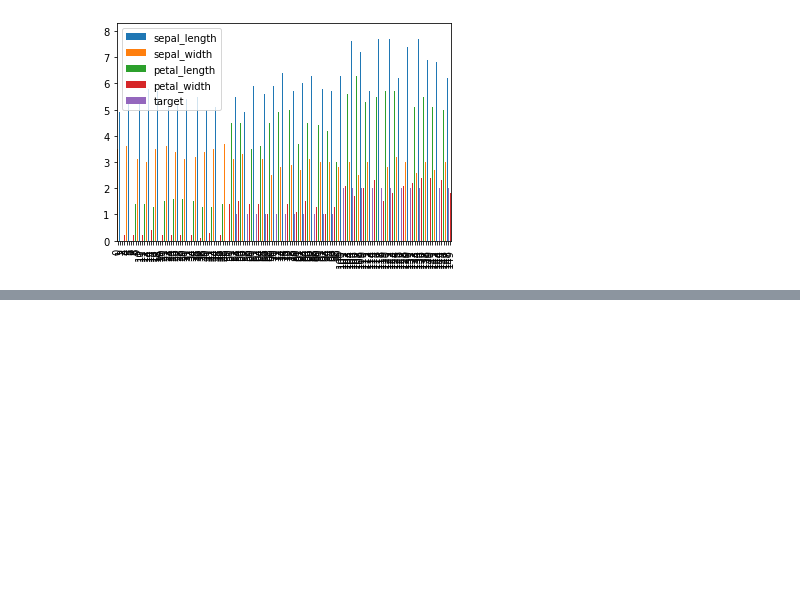
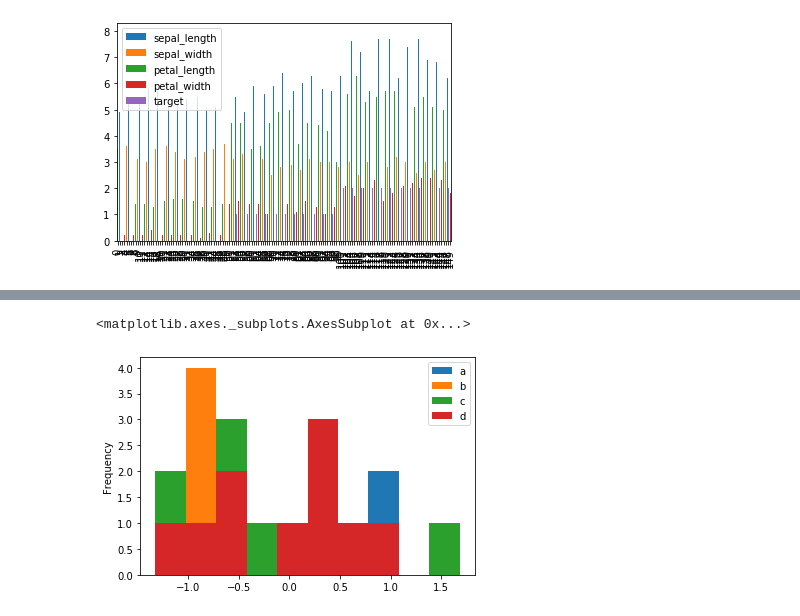
Before and after one commit to KrishnaDesai16/ML-DL, a Jupyter notebook: python/Visualization/visual1.ipynb, the cells around one changed output, grey strips where cells are left out. Cells and saved outputs as stored; diff of their text form; code cells hidden in the pictures; blank space fills up the shorter version.

```diff
--- a/python/Visualization/visual1.ipynb
+++ b/python/Visualization/visual1.ipynb
@@ -84,0 +128,5 @@ df.plot(kind='bar')
+# %%
+data.plot.hist()
+# %% [output]
+<matplotlib.axes._subplots.AxesSubplot at 0x...>
+[figure, added]
```
Also changed, not shown: parts of 9 cells of this notebook.
